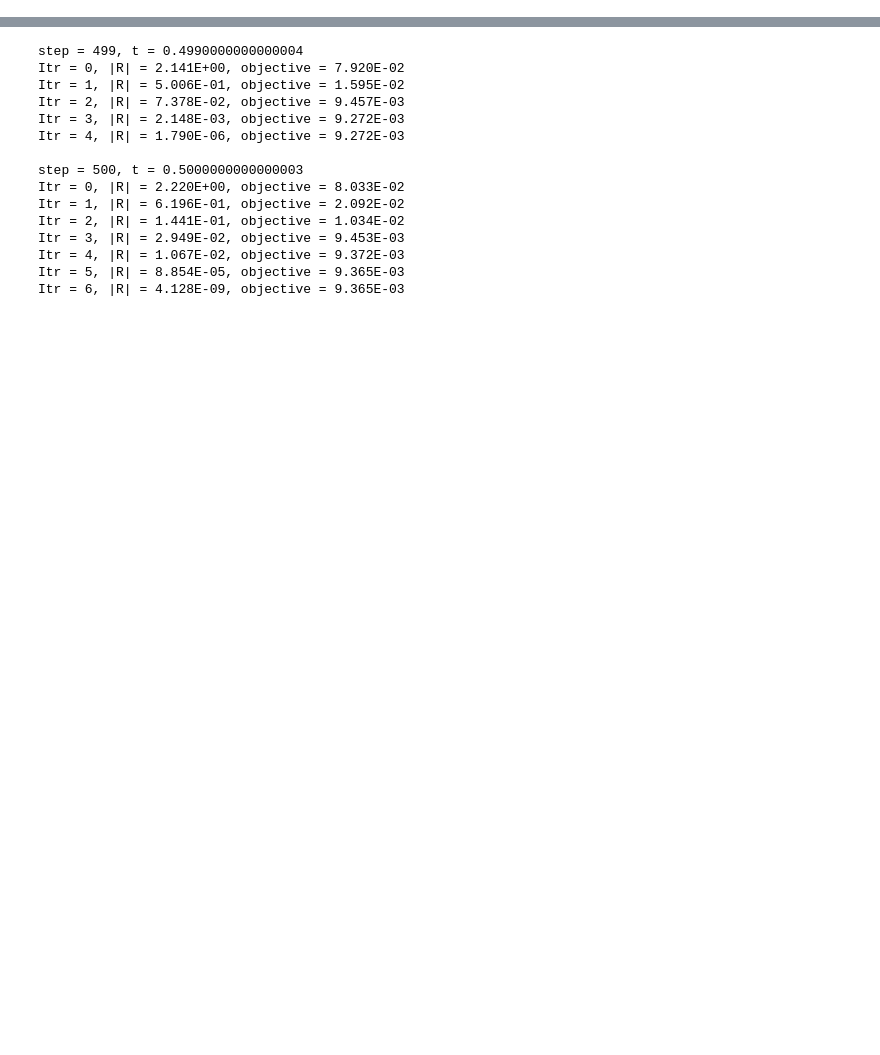
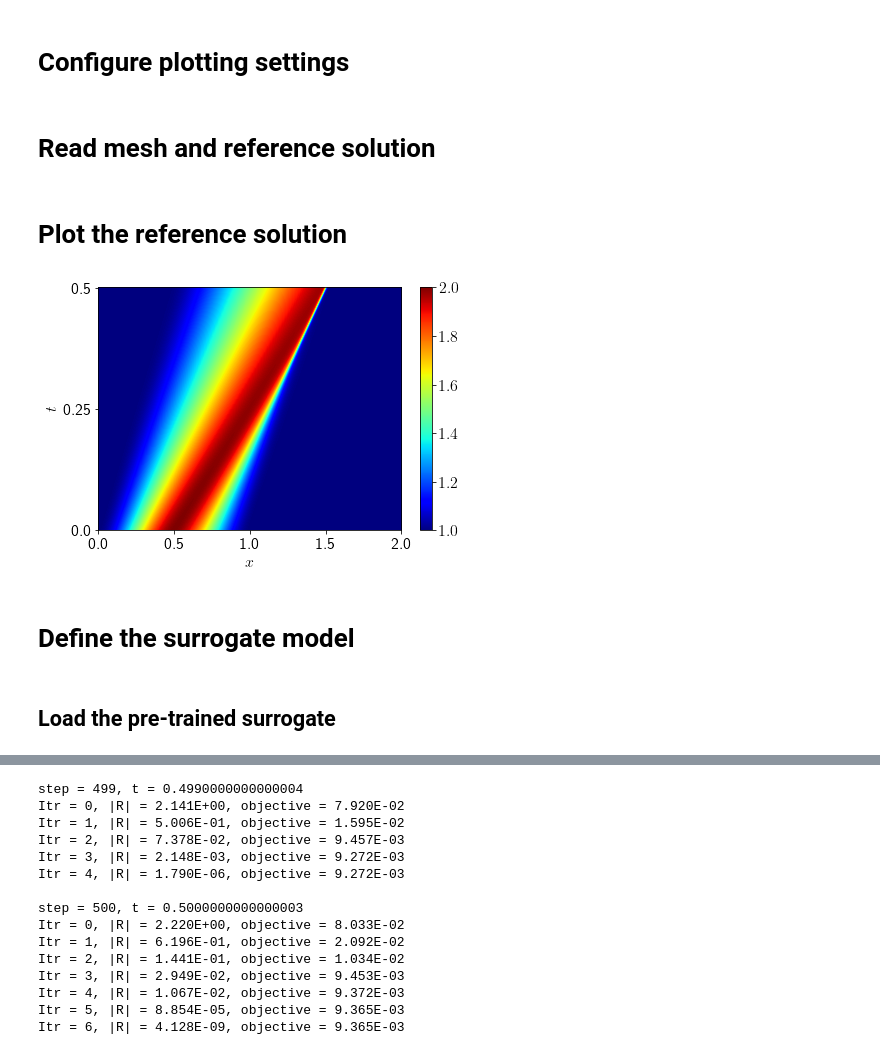
Before and after one commit to peiyichen1995/NM-ROM, a Jupyter notebook: NM_ROM_intrusive/solve.ipynb, the cells around one changed output, grey strips where cells are left out. Drawn from its saved outputs; the diff is of its cells as text; code cells hidden in the pictures; blank space fills up the shorter version.

```diff
--- a/NM_ROM_intrusive/solve.ipynb
+++ b/NM_ROM_intrusive/solve.ipynb
@@ -85,0 +23,13 @@ def model():
+# %% [markdown]
+# Configure plotting settings
+# %%
+import matplotlib
+import matplotlib.pyplot as plt
+
+fig_dir = "figures/"
+if not os.path.isdir(fig_dir):
+    os.makedirs(fig_dir)
+plt.rcParams.update({'font.size': 16})
+plt.rcParams['text.usetex'] = True
+# %% [markdown]
+# Read mesh and reference solution
@@ -85,0 +60,28 @@ def model():
+# %% [markdown]
+# Plot the reference solution
+# %%
+fig, ax = plt.subplots()
+im = ax.imshow(u_ref, vmin=1, vmax=2, cmap='jet')
+cb_ref = fig.colorbar(im)
+
+ax.set_xlabel("$x$")
+ax.set_xlim(N-1,0)
+xtick_loc = np.linspace(0, N - 1, 5, dtype=int)
+ax.set_xticks(xtick_loc)
+ax.set_xticklabels(X[xtick_loc])
+
+ax.set_ylabel("$t$")
+ax.set_ylim(0,t_steps)
+ax.set_yticks(np.linspace(0, t_steps - 1, 3))
+ax.set_yticklabels(np.linspace(t_start, t_final, 3))
+
+ax.set_aspect("auto")
+
+plt.tight_layout(pad=0)
+plt.savefig(fig_dir + "nu_" + str(nu) + "_sol_ref.png")
+plt.show()
+plt.close()
+# %% [output]
+[figure, added]
+# %% [markdown]
+# Define the surrogate model
@@ -86 +94,3 @@ def model():
+# %% [markdown]
+## Load the pre-trained surrogate
 # %%
```
Also changed, not shown: parts of 31 cells of this notebook, 17 other files.
